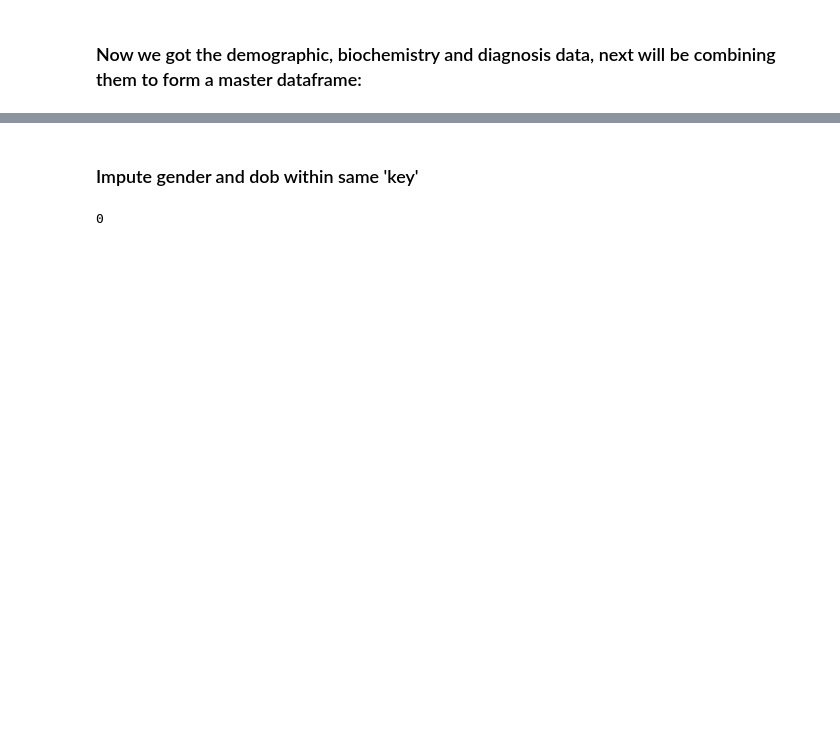
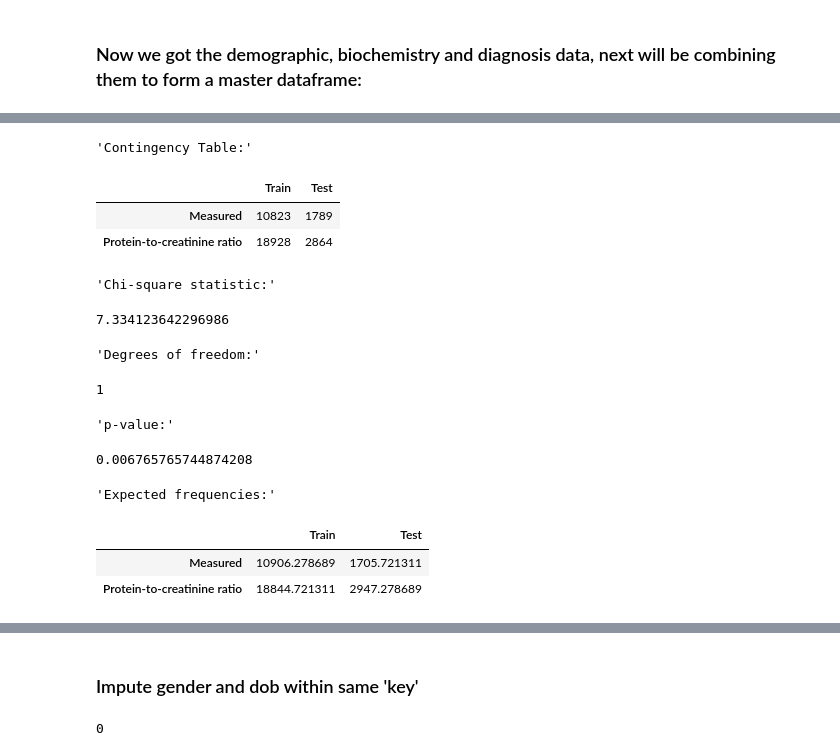
Before and after one commit to leungkcofficial/tarot, a Jupyter notebook: code/data_retriever.ipynb, the cells around one changed output, grey strips where cells are left out. Saved outputs shown, nothing was run; the diff lists cells and outputs as text; code cells hidden in the pictures; blank space fills up the shorter version.

```diff
--- a/code/data_retriever.ipynb
+++ b/code/data_retriever.ipynb
@@ -746,0 +1307,33 @@ master_df
+# %%
+contingency_table = pd.DataFrame({
+    'Train': [10823, 18928],
+    'Test': [1789, 2864]
+}, index=['Measured', 'Protein-to-creatinine ratio'])
+
+# Display the contingency table
+display("Contingency Table:", contingency_table)
+
+# Perform Chi-square test
+chi2, p, dof, expected = chi2_contingency(contingency_table)
+
+display("Chi-square statistic:", chi2)
+display("Degrees of freedom:", dof)
+display("p-value:", p)
+display("Expected frequencies:", pd.DataFrame(expected,
+                                             index=contingency_table.index,
+                                             columns=contingency_table.columns))
+# %% [output]
+'Contingency Table:'
+|  | Train | Test |
+| Measured | 10823 | 1789 |
+| Protein-to-creatinine ratio | 18928 | 2864 |
+'Chi-square statistic:'
+7.334123642296986
+'Degrees of freedom:'
+1
+'p-value:'
+0.006765765744874208
+'Expected frequencies:'
+|  | Train | Test |
+| Measured | 10906.278689 | 1705.721311 |
+| Protein-to-creatinine ratio | 18844.721311 | 2947.278689 |
```
Also changed, not shown: parts of 22 cells of this notebook, 1 other file.
